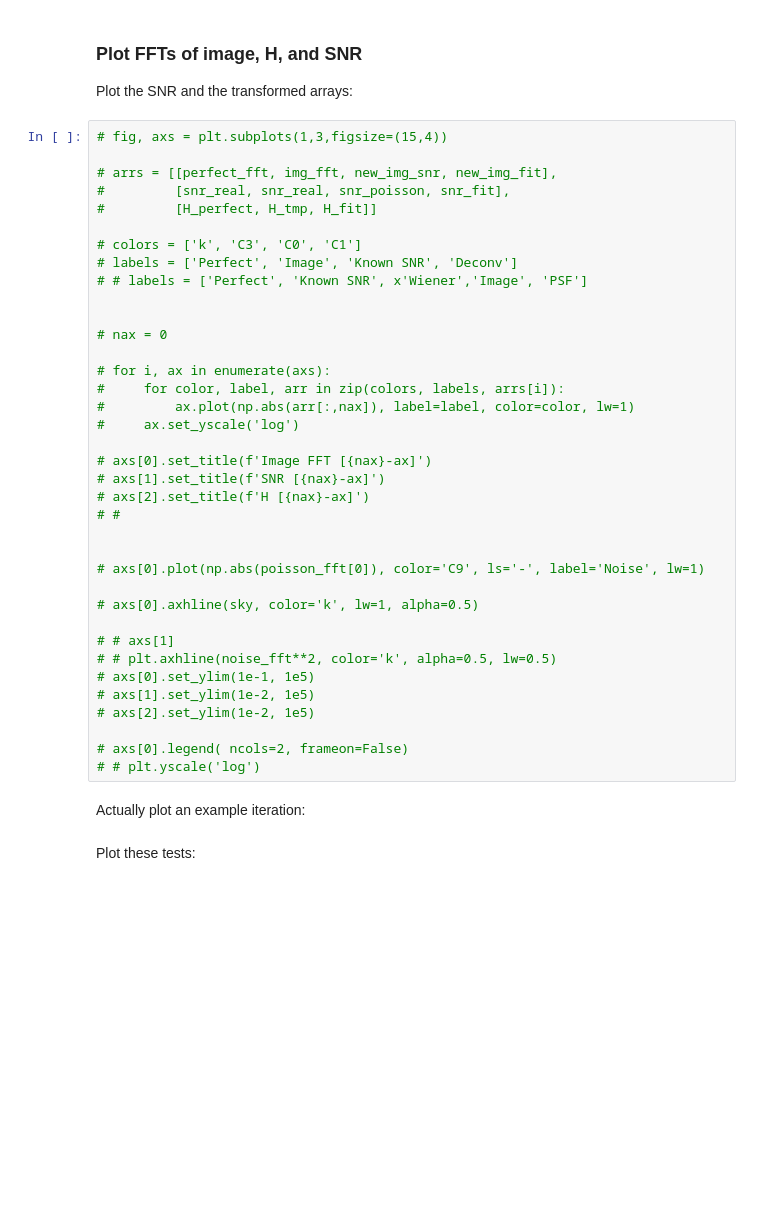
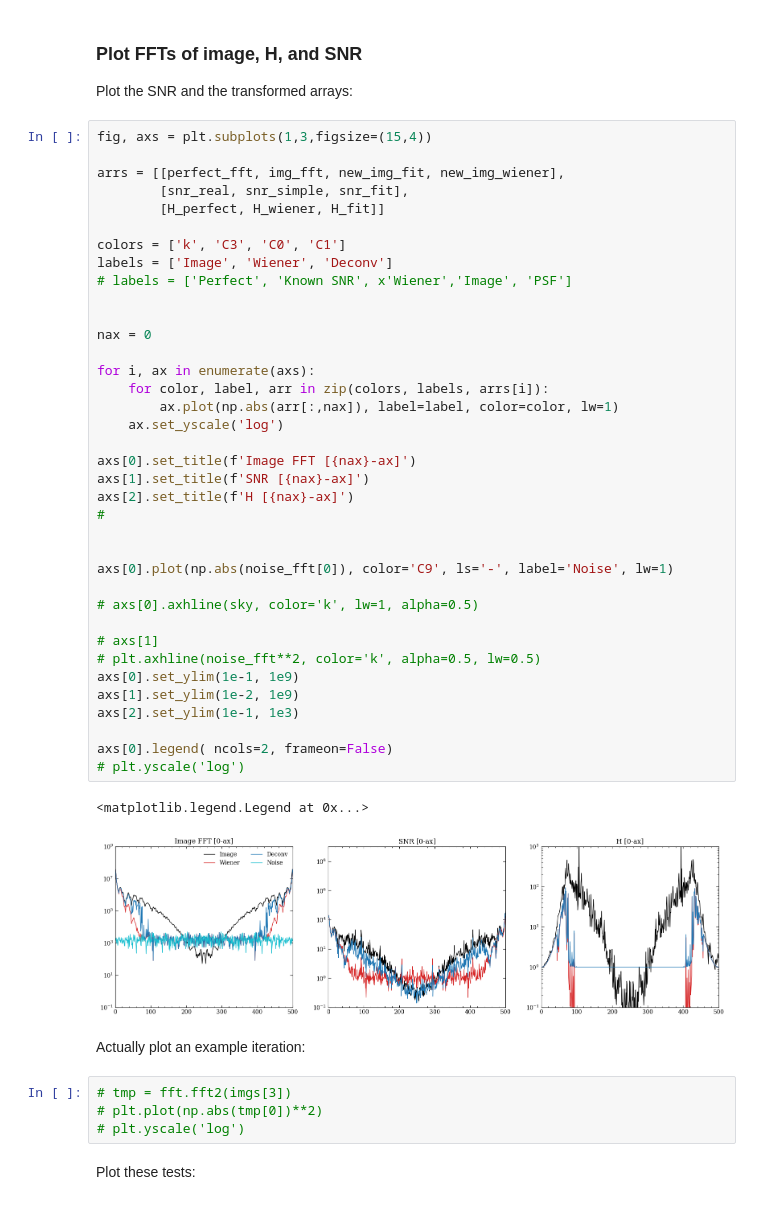
Before and after one commit to astro-nova/asymmetry, a Jupyter notebook: 4 Fourier New.ipynb, the cells around one changed output. Drawn from its saved outputs; the diff is of its cells as text; blank space fills up the shorter version.

```diff
--- a/4 Fourier New.ipynb
+++ b/4 Fourier New.ipynb
@@ -600,44 +803,51 @@ Hs = [H_wiener, H_fit]
 ### Plot FFTs of image, H, and SNR
 Plot the SNR and the transformed arrays:
 # %%
-# fig, axs = plt.subplots(1,3,figsize=(15,4))
+fig, axs = plt.subplots(1,3,figsize=(15,4))
 
-# arrs = [[perfect_fft, img_fft, new_img_snr, new_img_fit],
-#         [snr_real, snr_real, snr_poisson, snr_fit],
-#         [H_perfect, H_tmp, H_fit]]
+arrs = [[perfect_fft, img_fft, new_img_fit, new_img_wiener],
+        [snr_real, snr_simple, snr_fit],
+        [H_perfect, H_wiener, H_fit]]
 
-# colors = ['k', 'C3', 'C0', 'C1']
-# labels = ['Perfect', 'Image', 'Known SNR', 'Deconv']
-# # labels = ['Perfect', 'Known SNR', x'Wiener','Image', 'PSF']
+colors = ['k', 'C3', 'C0', 'C1']
+labels = ['Image', 'Wiener', 'Deconv']
+# labels = ['Perfect', 'Known SNR', x'Wiener','Image', 'PSF']
 
 
-# nax = 0
+nax = 0
 
-# for i, ax in enumerate(axs):
-#     for color, label, arr in zip(colors, labels, arrs[i]):
-#         ax.plot(np.abs(arr[:,nax]), label=label, color=color, lw=1)
-#     ax.set_yscale('log')
+for i, ax in enumerate(axs):
+    for color, label, arr in zip(colors, labels, arrs[i]):
+        ax.plot(np.abs(arr[:,nax]), label=label, color=color, lw=1)
+    ax.set_yscale('log')
 
-# axs[0].set_title(f'Image FFT [{nax}-ax]')
-# axs[1].set_title(f'SNR [{nax}-ax]')
-# axs[2].set_title(f'H [{nax}-ax]')
-# #
+axs[0].set_title(f'Image FFT [{nax}-ax]')
+axs[1].set_title(f'SNR [{nax}-ax]')
+axs[2].set_title(f'H [{nax}-ax]')
+#
 
 
-# axs[0].plot(np.abs(poisson_fft[0]), color='C9', ls='-', label='Noise', lw=1)
+axs[0].plot(np.abs(noise_fft[0]), color='C9', ls='-', label='Noise', lw=1)
 
 # axs[0].axhline(sky, color='k', lw=1, alpha=0.5)
 
-# # axs[1]
-# # plt.axhline(noise_fft**2, color='k', alpha=0.5, lw=0.5)
-# axs[0].set_ylim(1e-1, 1e5)
-# axs[1].set_ylim(1e-2, 1e5)
-# axs[2].set_ylim(1e-2, 1e5)
+# axs[1]
+# plt.axhline(noise_fft**2, color='k', alpha=0.5, lw=0.5)
+axs[0].set_ylim(1e-1, 1e9)
+axs[1].set_ylim(1e-2, 1e9)
+axs[2].set_ylim(1e-1, 1e3)
 
-# axs[0].legend( ncols=2, frameon=False)
-# # plt.yscale('log')
+axs[0].legend( ncols=2, frameon=False)
+# plt.yscale('log')
+# %% [output]
+<matplotlib.legend.Legend at 0x...>
+[figure, added]
 # %% [markdown]
 Actually plot an example iteration:
+# %%
+# tmp = fft.fft2(imgs[3])
+# plt.plot(np.abs(tmp[0])**2)
+# plt.yscale('log')
 # %% [markdown]
 Plot these tests:
 # %%
```
Also changed, not shown: parts of 24 cells of this notebook.
